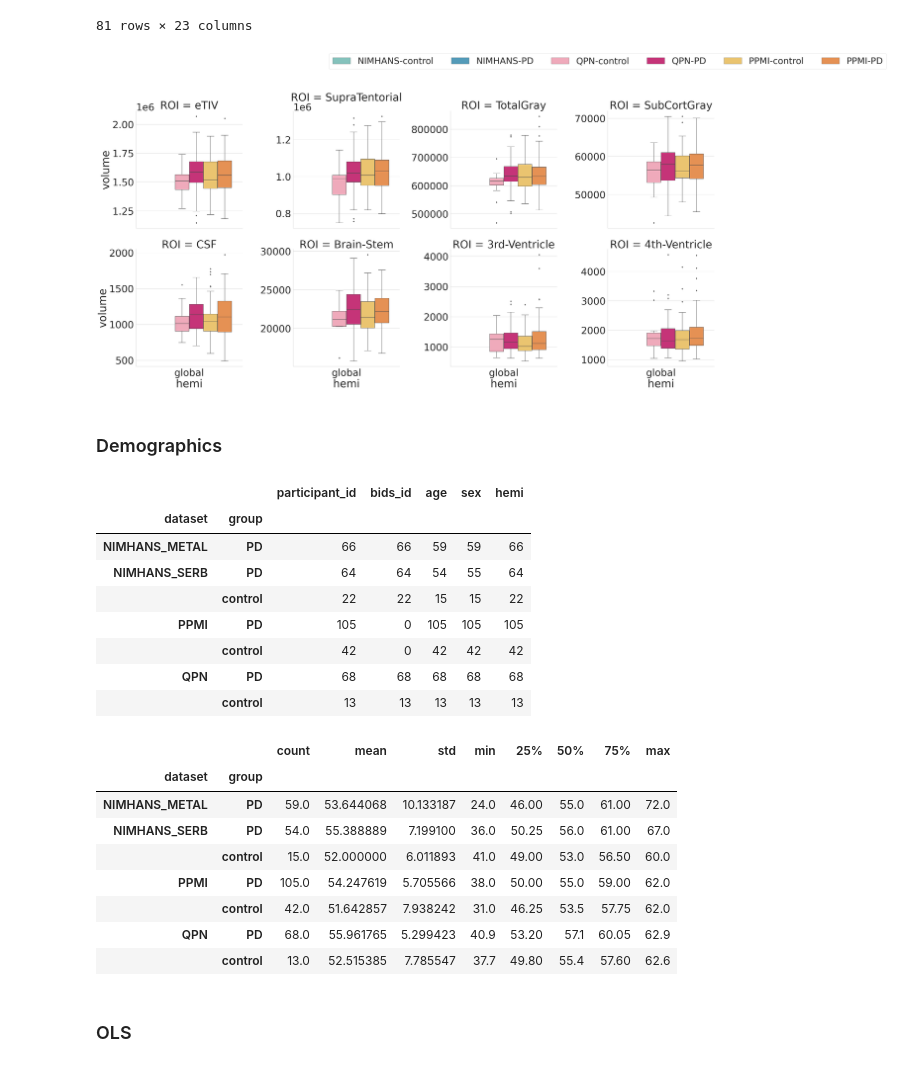
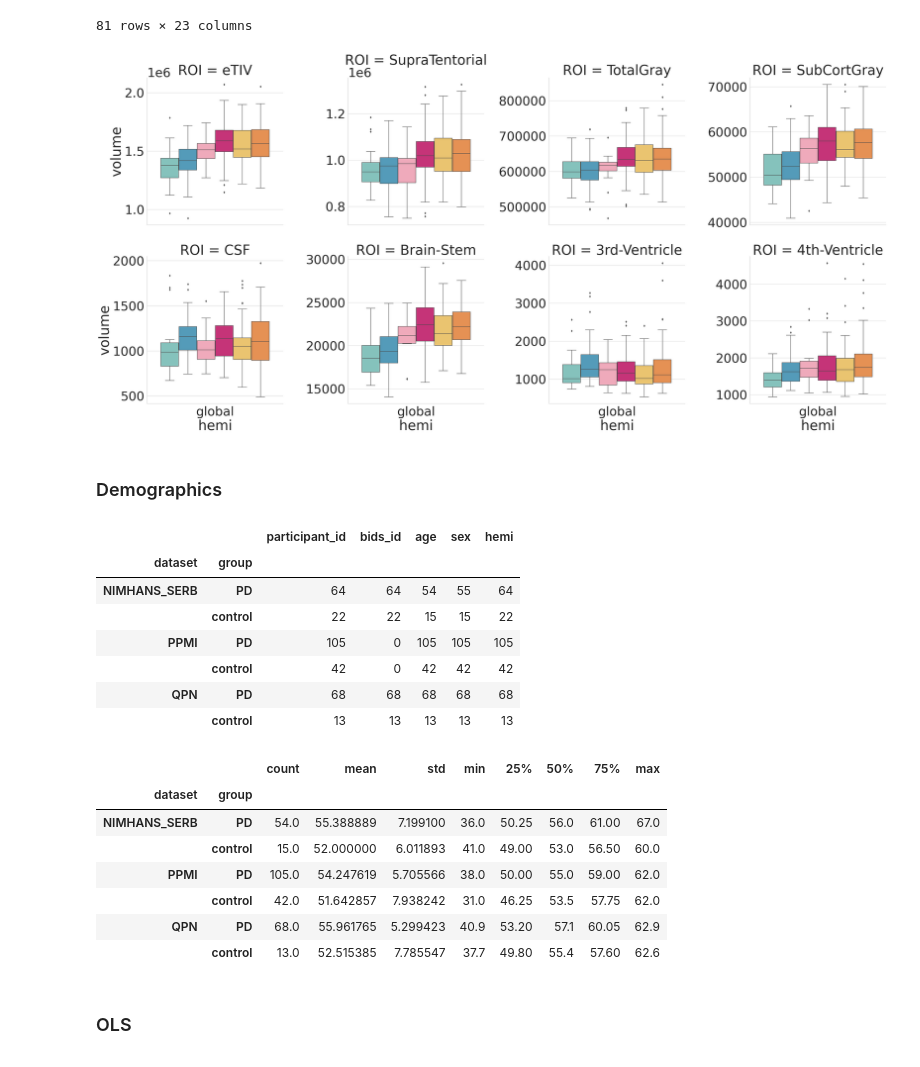
Before and after one commit to neurodatascience/mr_proc-nimhans_serb, a Jupyter notebook: analysis/CT/notebooks/population_comparisons.ipynb, the cells around one changed output. Saved outputs shown, nothing was run; the diff lists cells and outputs as text; code cells hidden in the pictures.

```diff
--- a/analysis/CT/notebooks/population_comparisons.ipynb
+++ b/analysis/CT/notebooks/population_comparisons.ipynb
@@ -329,38 +329,39 @@ global_vol_ASEG_df shape: (428, 24)
 # %%
 save_fig = False
 
-global_vol_ASEG_df = global_vol_ASEG_df[global_vol_ASEG_df["dataset"].isin(["PPMI", "QPN"])]
+global_vol_ASEG_df = global_vol_ASEG_df[global_vol_ASEG_df["dataset"].isin(["PPMI", "QPN","NIMHANS_SERB"])]
+
 global_vol_ASEG_df = global_vol_ASEG_df[global_vol_ASEG_df["group"].isin(["control", "PD"])]
 
 global_vol_ASEG_df = global_vol_ASEG_df.rename(columns={"EstimatedTotalIntraCranial":"eTIV"})
 
 global_vol_ASEG_df_melt = global_vol_ASEG_df.melt(
     id_vars=demo_cols + ["ds_group"],
     var_name="ROI",
     value_name="volume",
 )
 
 plot_df = global_vol_ASEG_df_melt.copy()
 
 global_roi_list = ["eTIV", "SupraTentorial", "TotalGray", "SubCortGray",
                     "CSF","Brain-Stem","3rd-Ventricle","4th-Ventricle"]
 plot_df = plot_df[plot_df["ROI"].isin(global_roi_list)]
 
-plot_df["ds_group"] = plot_df["ds_group"].replace({"NIMHANS_SERB-control":"nimhans-control",
-                                                    "NIMHANS_SERB-PD":"nimhans-PD",
+plot_df["ds_group"] = plot_df["ds_group"].replace({"NIMHANS_SERB-control":"NIMHANS-control",
+                                                    "NIMHANS_SERB-PD":"NIMHANS-PD",
                                                     })
 hue_order = ["NIMHANS-control", "NIMHANS-PD", "QPN-control", "QPN-PD", "PPMI-control",  "PPMI-PD"]
 sns.set(font_scale=4)
 with sns.axes_style("whitegrid"):
     g = sns.catplot(y="volume",x="hemi", hue="ds_group", col="ROI", kind="box", col_wrap=4, col_order=global_roi_list, hue_order=hue_order,
     palette=palette, data=plot_df, aspect=1, height=10, sharey=False, legend=False)
 
-    plt.legend(bbox_to_anchor =(0,2.5), loc='lower center',ncol=7, fontsize=40)
+    # plt.legend(bbox_to_anchor =(0,2.5), loc='lower center',ncol=7, fontsize=40)
 
 if save_fig:
     g.savefig(f"{figs_dir}/ASEG_global.png")
 # %% [output]
-[figure, old version]
+[figure, new version]
 # %% [markdown]
 ### Demographics
 # %%
@@ -369,7 +370,6 @@ demo_df.groupby(["dataset","group"]).count()
 # %% [output]
 |  |  | participant_id | bids_id | age | sex | hemi |
 | dataset | group |  |  |  |  |  |
-| NIMHANS_METAL | PD | 66 | 66 | 59 | 59 | 66 |
 | NIMHANS_SERB | PD | 64 | 64 | 54 | 55 | 64 |
 |  | control | 22 | 22 | 15 | 15 | 22 |
 | PPMI | PD | 105 | 0 | 105 | 105 | 105 |
@@ -381,7 +381,6 @@ demo_df.groupby(["dataset","group"])["age"].describe()
 # %% [output]
 |  |  | count | mean | std | min | 25% | 50% | 75% | max |
 | dataset | group |  |  |  |  |  |  |  |  |
-| NIMHANS_METAL | PD | 59.0 | 53.644068 | 10.133187 | 24.0 | 46.00 | 55.0 | 61.00 | 72.0 |
 | NIMHANS_SERB | PD | 54.0 | 55.388889 | 7.199100 | 36.0 | 50.25 | 56.0 | 61.00 | 67.0 |
 |  | control | 15.0 | 52.000000 | 6.011893 | 41.0 | 49.00 | 53.0 | 56.50 | 60.0 |
 | PPMI | PD | 105.0 | 54.247619 | 5.705566 | 38.0 | 50.00 | 55.0 | 59.00 | 62.0 |
```
Also changed, not shown: 1 other file.
